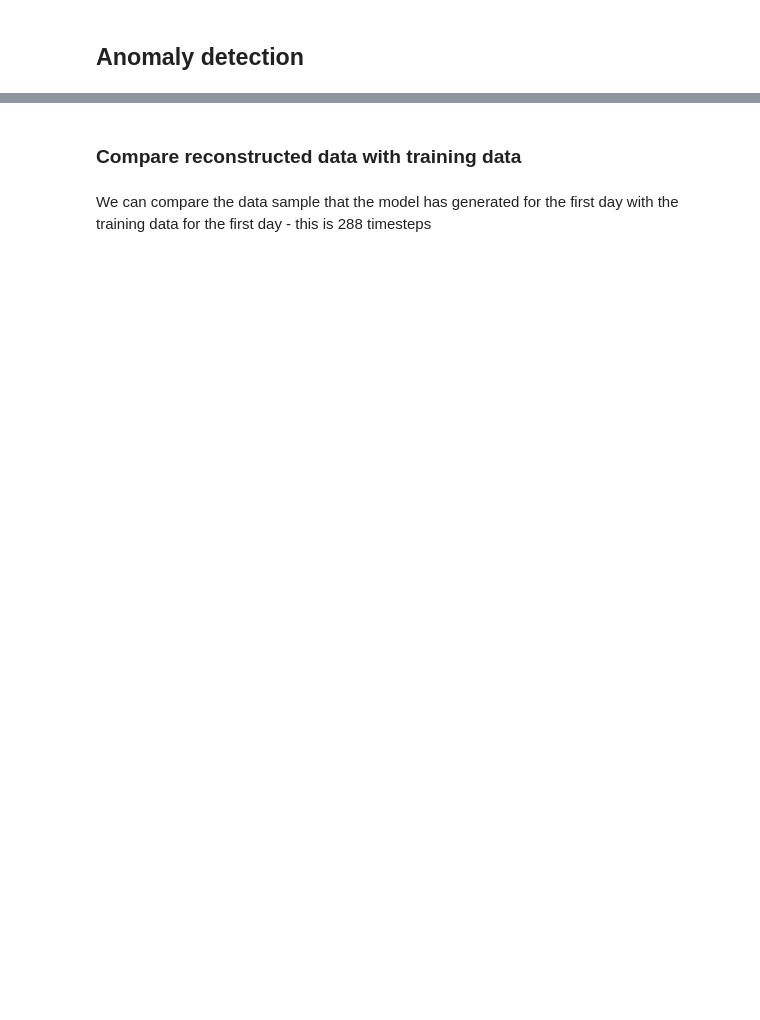
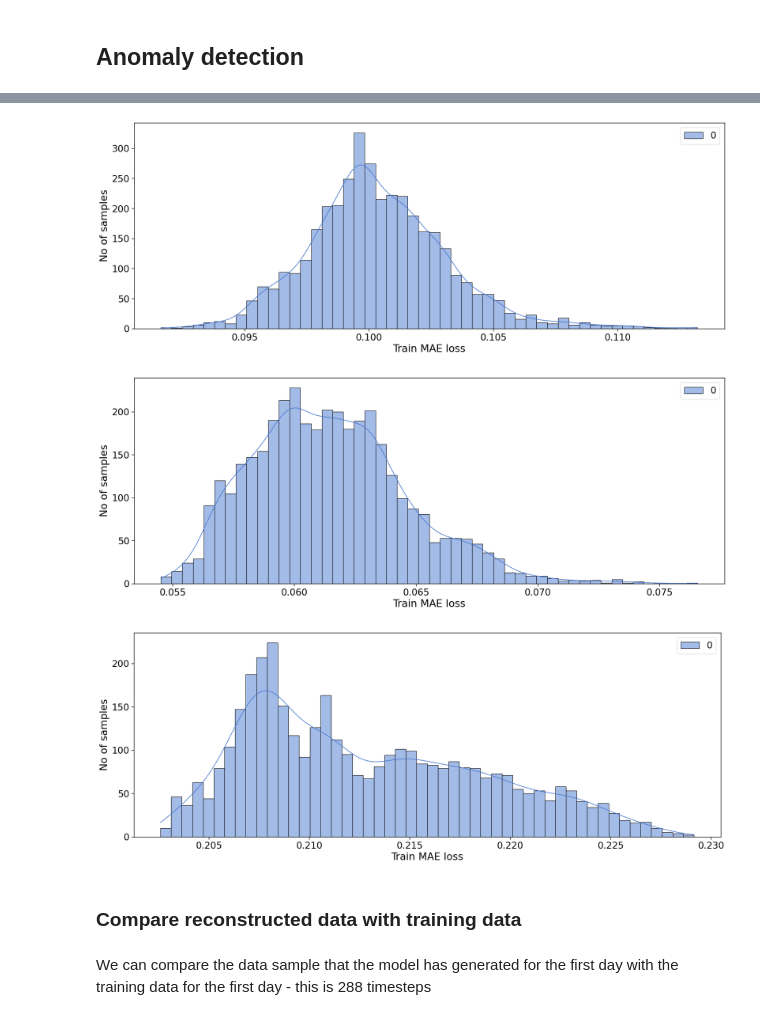
Before and after one commit to fabiofabrizi/ML-and-Stats-Portfolio, a Jupyter notebook: project/Keras Project.ipynb, the cells around one changed output, grey strips where cells are left out. Saved outputs shown, nothing was run; the diff lists cells and outputs as text; code cells hidden in the pictures; blank space fills up the shorter version.

```diff
--- a/project/Keras Project.ipynb
+++ b/project/Keras Project.ipynb
@@ -983,3 +1188,14 @@ Reconstruction error threshold:  0.07964253340199202
+# %%
+for variable in model_training_losses:
+    sns.set_context("paper", font_scale=2)
+    plt.figure(figsize=(20, 7))
+    plt.xlabel("Train MAE loss")
+    plt.ylabel("No of samples")
+    sns.histplot(variable, bins=50, kde=True)
+# %% [output]
+[figure, added]
+[figure, added]
+[figure, added]
 # %% [markdown]
 ### Compare reconstructed data with training data
 # %% [markdown]
```
Also changed, not shown: parts of 134 cells of this notebook.
